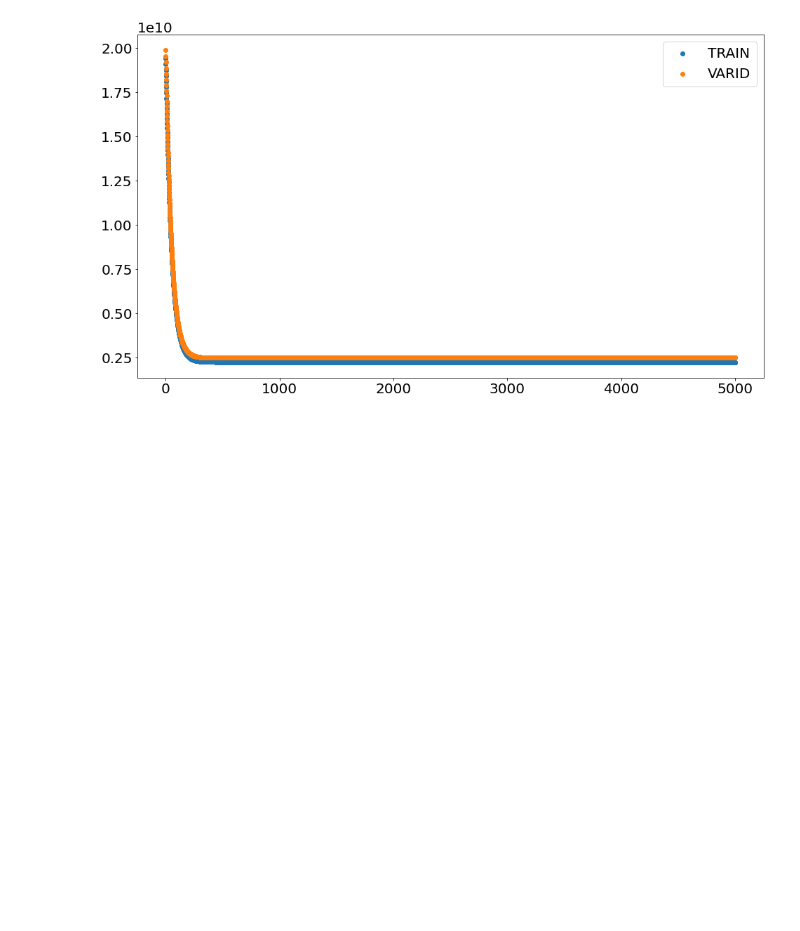
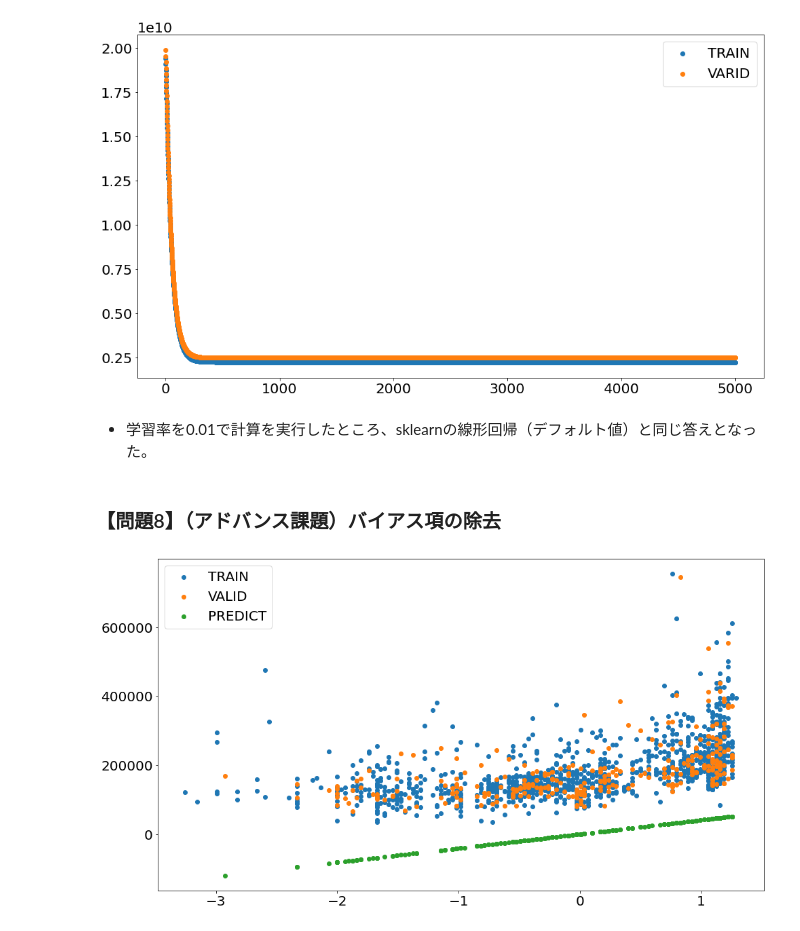
Before and after one commit to kazukim10/diveintocode-ml, a Jupyter notebook: Sprint_03_Linear regression.ipynb, the cells around one changed output. Saved outputs shown, nothing was run; the diff lists cells and outputs as text; code cells hidden in the pictures; blank space fills up the shorter version.

```diff
--- a/Sprint_03_Linear regression.ipynb
+++ b/Sprint_03_Linear regression.ipynb
@@ -540,3 +545,25 @@ plt.legend()
 plt.plot();
 # %% [output]
 [figure]
+# %% [markdown]
+* 学習率を0.01で計算を実行したところ、sklearnの線形回帰（デフォルト値）と同じ答えとなった。
+# %% [markdown]
+### 【問題8】（アドバンス課題）バイアス項の除去
+# %%
+#　バイアス項を除去した結果を確認
+reg4 = ScratchLinearRegression(num_iter=10000, lr=0.001, no_bias=True)
+
+reg4.fit(X_train_std,y_train,X_valid_std,y_valid)
+y_pred4 = reg4.predict(X_valid_std)
+# %%
+# 訓練データ、検証データ、予測データの可視化
+fig,ax = plt.subplots(figsize=(16,9))
+
+plt.rcParams["font.size"] = 20
+plt.scatter(X_train_std,y_train,label="TRAIN")
+plt.scatter(X_valid_std,y_valid,label="VALID")
+plt.scatter(X_valid_std,y_pred4,label="PREDICT")
+plt.legend()
+plt.plot();
+# %% [output]
+[figure, added]
```
Also changed, not shown: parts of 60 cells of this notebook.
